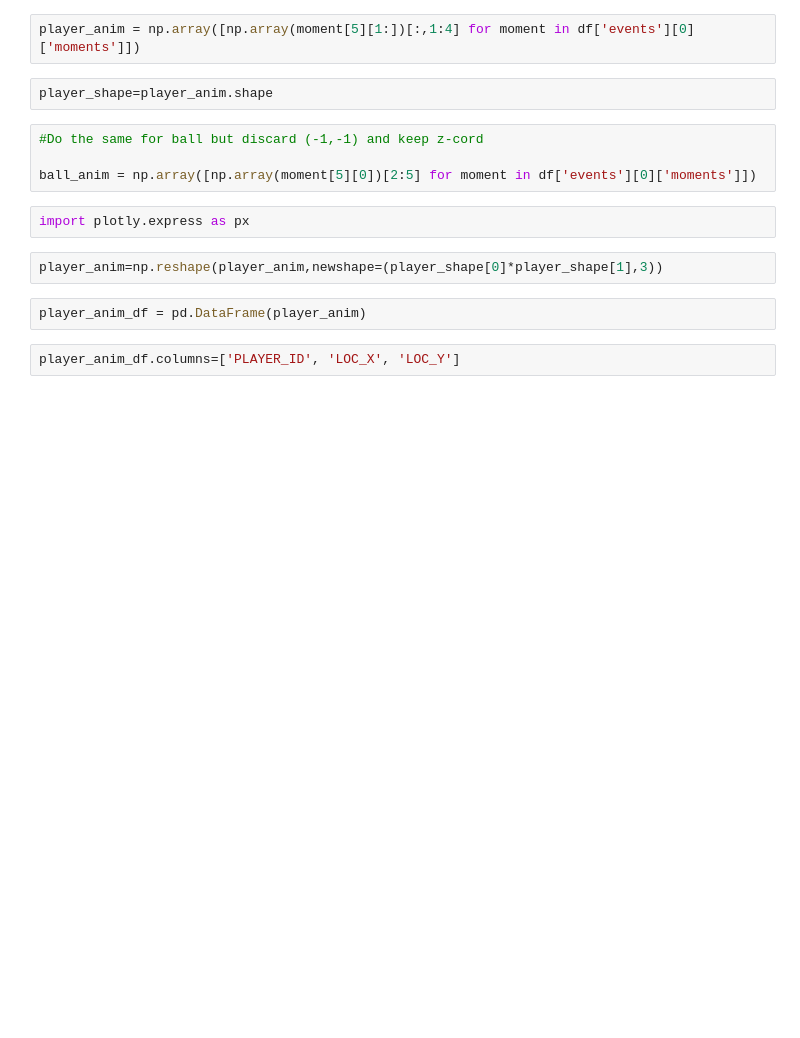
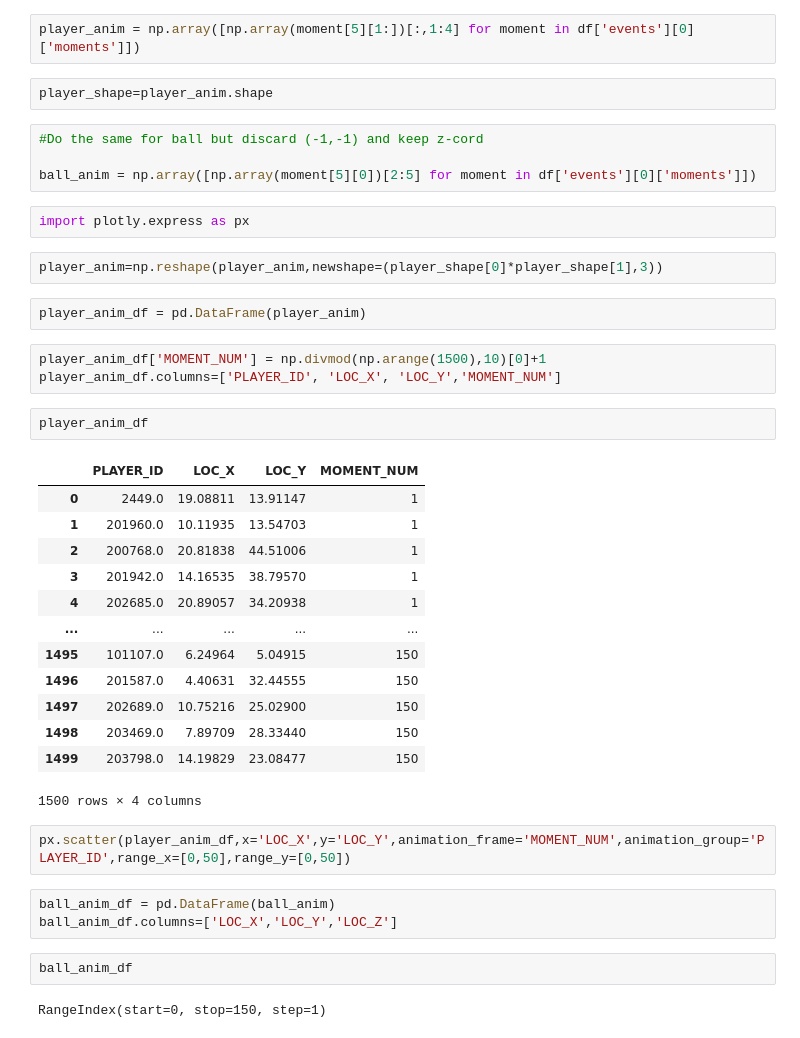
Before and after one commit to NicholasHoffs/SportVU, a Jupyter notebook: notebooks/InitialEDA.ipynb, the cells around one changed output. Saved outputs shown, nothing was run; the diff lists cells and outputs as text; blank space fills up the shorter version.

```diff
--- a/notebooks/InitialEDA.ipynb
+++ b/notebooks/InitialEDA.ipynb
@@ -252,4 +252,30 @@ player_anim=np.reshape(player_anim,newshape=(player_shape[0]*player_shape[1],3))
 # %%
 player_anim_df = pd.DataFrame(player_anim)
 # %%
-player_anim_df.columns=['PLAYER_ID', 'LOC_X', 'LOC_Y']
+player_anim_df['MOMENT_NUM'] = np.divmod(np.arange(1500),10)[0]+1
+player_anim_df.columns=['PLAYER_ID', 'LOC_X', 'LOC_Y','MOMENT_NUM']
+# %%
+player_anim_df
+# %% [output]
+|  | PLAYER_ID | LOC_X | LOC_Y | MOMENT_NUM |
+| 0 | 2449.0 | 19.08811 | 13.91147 | 1 |
+| 1 | 201960.0 | 10.11935 | 13.54703 | 1 |
+| 2 | 200768.0 | 20.81838 | 44.51006 | 1 |
+| 3 | 201942.0 | 14.16535 | 38.79570 | 1 |
+| 4 | 202685.0 | 20.89057 | 34.20938 | 1 |
+| ... | ... | ... | ... | ... |
+| 1495 | 101107.0 | 6.24964 | 5.04915 | 150 |
+| 1496 | 201587.0 | 4.40631 | 32.44555 | 150 |
+| 1497 | 202689.0 | 10.75216 | 25.02900 | 150 |
+| 1498 | 203469.0 | 7.89709 | 28.33440 | 150 |
+| 1499 | 203798.0 | 14.19829 | 23.08477 | 150 |
+1500 rows × 4 columns
+# %%
+px.scatter(player_anim_df,x='LOC_X',y='LOC_Y',animation_frame='MOMENT_NUM',animation_group='PLAYER_ID',range_x=[0,50],range_y=[0,50])
+# %%
+ball_anim_df = pd.DataFrame(ball_anim)
+ball_anim_df.columns=['LOC_X','LOC_Y','LOC_Z']
+# %%
+ball_anim_df
+# %% [output]
+RangeIndex(start=0, stop=150, step=1)
```
Also changed, not shown: parts of 2 cells of this notebook, 1 other file.
